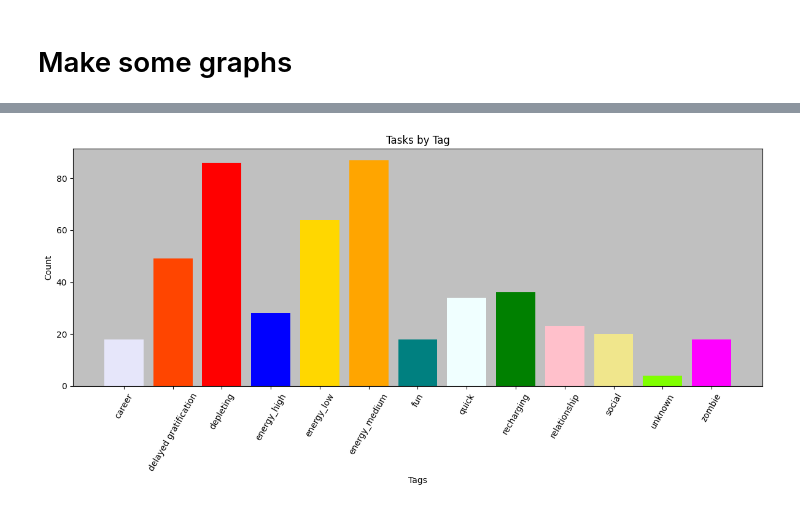
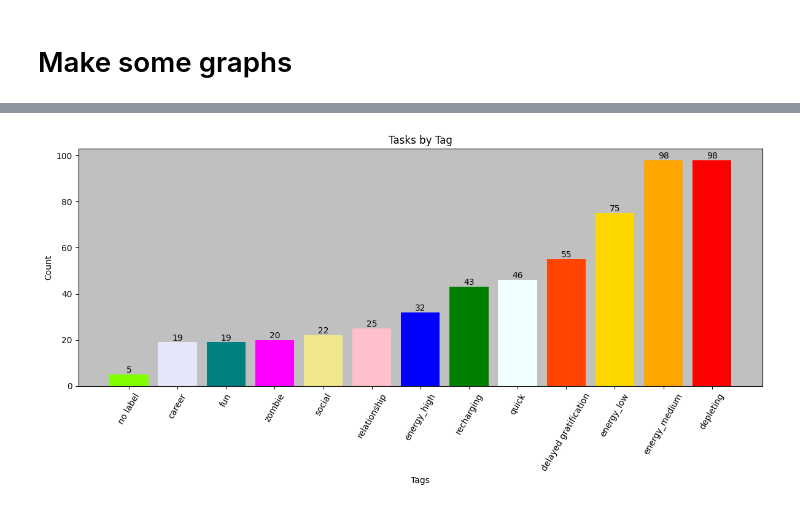
Before and after one commit to avryluy/TaskEnergySystem-ToDoIst, a Jupyter notebook: testing-ground.ipynb, the cells around one changed output, grey strips where cells are left out. Saved outputs shown, nothing was run; the diff lists cells and outputs as text; code cells hidden in the pictures.

Commit message:
create color map, test graphs. script png creation

```diff
--- a/testing-ground.ipynb
+++ b/testing-ground.ipynb
@@ -281,7 +278,7 @@ exploded = exploded.str.strip()
 # %%
 tag_counts = exploded.value_counts().reset_index(name='count')
 tag_counts.columns = ['Tag', 'Count']
-tag_counts['Tag'] = tag_counts['Tag'].replace("","unknown")
+tag_counts['Tag'] = tag_counts['Tag'].replace("","no label")
 # %%
 unique_tags = tag_counts['Tag'].drop_duplicates()
 unique_tags = unique_tags.str.strip()
@@ -303,3 +301,3 @@ unique_tags.sort_values()
 Name: Tag, dtype: str
 # %%
-tag_counts
+tag_counts = tag_counts[tag_counts['Tag'] != '✅_streak']
@@ -338,36 +304,44 @@ tag_counts.sort_values(by="Tag")
+# %%
+tag_counts = tag_counts.sort_values('Count').reset_index(drop=True)
 # %%
 tag_color_map = {
     'delayed gratification': 'orangered',  # Dark Orange
     'depleting': 'Red',  # Red
     'career': 'lavender',  # Purple
     'energy_low': 'Gold',  # Gold
     'energy_medium': "Orange",  # Orange
     'energy_high': 'Blue',  # Blue
     'fun': 'Teal',  # Teal
     'quick': 'azure',  # Dark Green
     'recharging': 'Green',  # Green
     'relationship': 'pink',  # Navy
     'social': 'khaki',  # Cyan
     'zombie': 'Magenta',  # Magenta,
-    'unknown': 'chartreuse'
+    'no label': 'chartreuse'
 }
+
+def add_labels(x, y):
+    for i in range(len(x)):
+        plt.text(i, y[i] + 0.75, y[i], ha="center")  # Placing text slightly above the bar
 
 tag_counts['color'] = tag_counts['Tag'].map(tag_color_map)
 
-tag_counts = tag_counts.sort_values('Tag')
+
 # # Optional: Generate more colors dynamically
-plt.figure(figsize=(12,6),)
+plt.figure(figsize=(12,6))
 bars = plt.bar(tag_counts['Tag'], tag_counts['Count'], color = tag_counts['color'])
 
+add_labels(tag_counts['Tag'], tag_counts['Count'])
 
 plt.xlabel('Tags')
 plt.ylabel('Count')
 plt.title('Tasks by Tag')
+
 plt.xticks(rotation=60)
 plt.tight_layout()
 
 ax = plt.gca()
 ax.set_facecolor("silver")
 plt.show()
 # %% [output]
-[figure, old version]
+[figure, new version]
```
Also changed, not shown: parts of 12 cells of this notebook, 1 other file.
